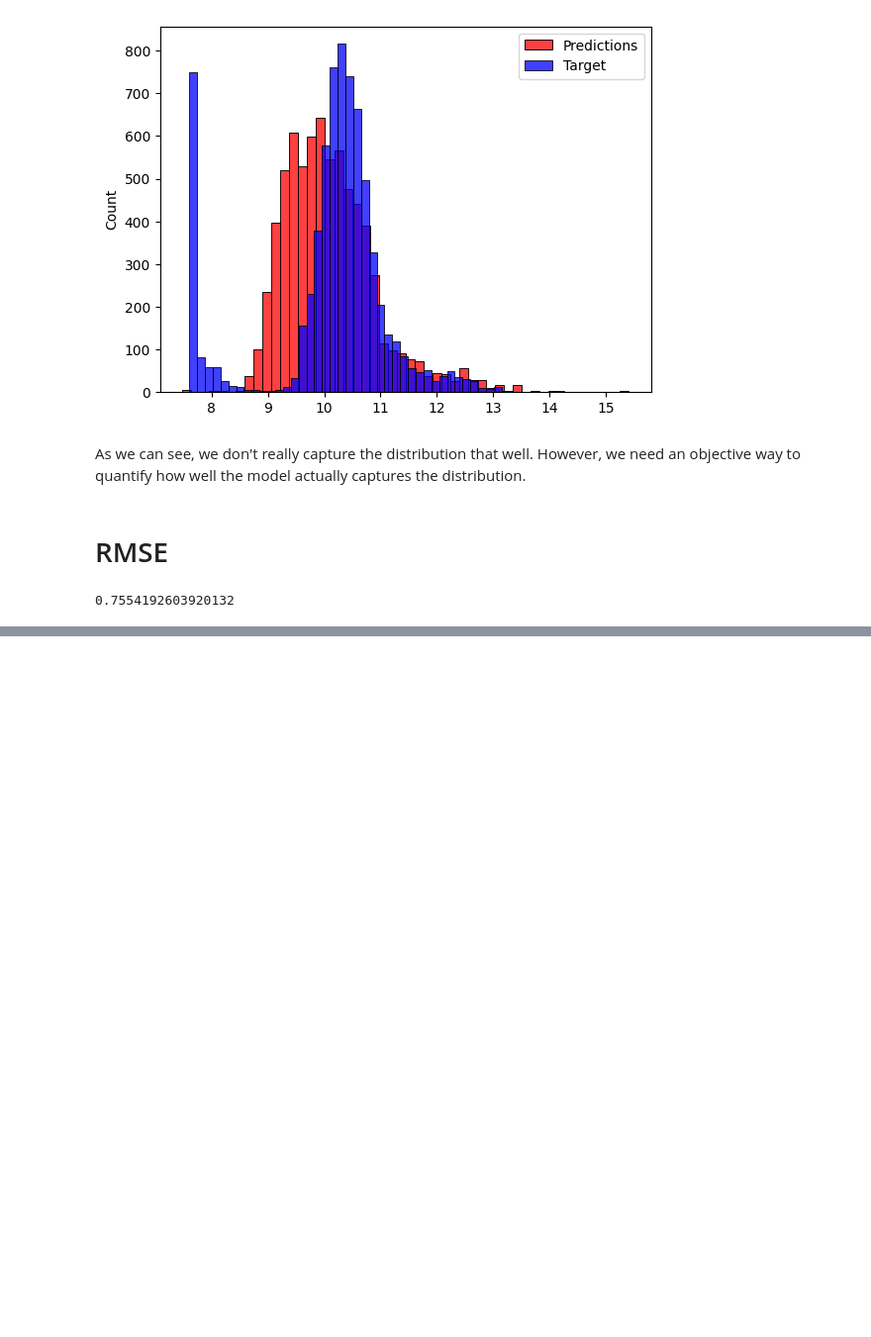
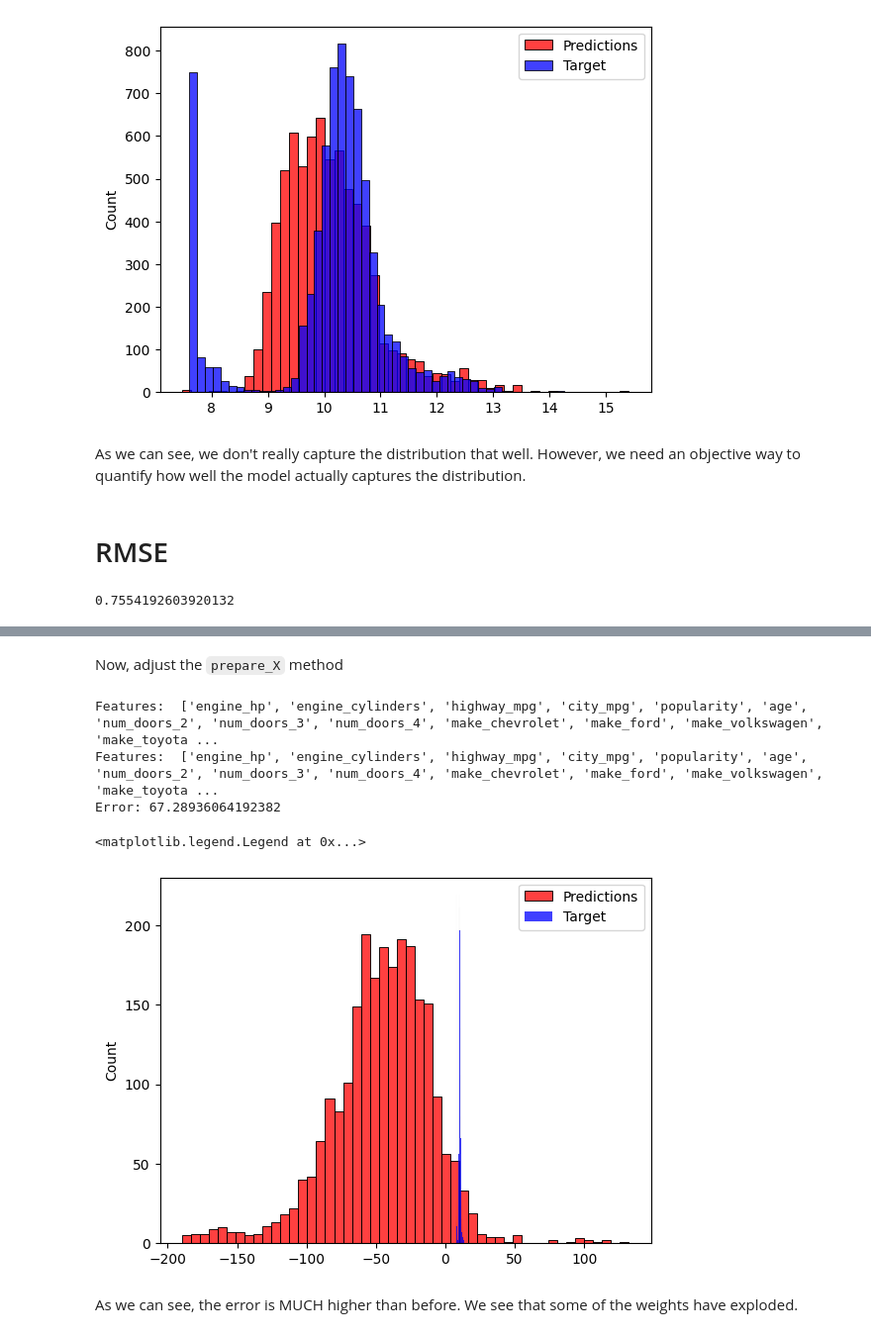
Before and after one commit to Shaylin-UCT/ML_Journey, a Jupyter notebook: Regression.ipynb, the cells around one changed output, grey strips where cells are left out. Shown at 99% size. Saved outputs shown, nothing was run; the diff lists cells and outputs as text; code cells hidden in the pictures; blank space fills up the shorter version.

```diff
--- a/Regression.ipynb
+++ b/Regression.ipynb
@@ -560,0 +847,5 @@ RMSE(y_train, y_pred)
+# %%
+categories_dict = {}
+
+for c in categories:
+    categories_dict[c] = list(df[c].value_counts().head().index)
@@ -560,0 +874,4 @@ RMSE(y_train, y_pred)
+# %%
+for c, values in categories_dict.items():
+    for v in values:
+        print(c, " - ", v)
@@ -560,0 +896,43 @@ RMSE(y_train, y_pred)
+# %% [markdown]
+Now, adjust the `prepare_X` method
+# %%
+def prepare_X(df):
+    df = df.copy()
+    features = base.copy() #Just to keep the base array as it was
+
+
+    df["age"] = 2017 - df.year
+    features.append("age")
+
+    for v in [2,3,4]:
+        df["num_doors_%s" % v] = (df.number_of_doors == v).astype("int")
+        features.append("num_doors_%s" % v)
+
+    for c, values in categories_dict.items():
+        for v in values:
+            df["%s_%s" % (c, v)] = (df[c] == v).astype("int")
+            features.append("%s_%s" % (c, v))
+
+    df_num = df[features].fillna(0)
+    X = df_num.values
+    return X
+# %%
+X_train = prepare_X(df_train)
+w0, w = train_linear_regression(X_train, y_train)
+
+# Prepare and test validation set using computed weights
+X_val = prepare_X(df_val)
+y_pred = w0 + X_val.dot(w)
+
+print("Error:", RMSE(y_val, y_pred))
+sns.histplot(y_pred, color="red", bins = 50)
+sns.histplot(y_val, color = "blue", bins = 50)
+plt.legend(labels=["Predictions","Target"])
+# %% [output]
+Features:  ['engine_hp', 'engine_cylinders', 'highway_mpg', 'city_mpg', 'popularity', 'age', 'num_doors_2', 'num_doors_3', 'num_doors_4', 'make_chevrolet', 'make_ford', 'make_volkswagen', 'make_toyota ...
+Features:  ['engine_hp', 'engine_cylinders', 'highway_mpg', 'city_mpg', 'popularity', 'age', 'num_doors_2', 'num_doors_3', 'num_doors_4', 'make_chevrolet', 'make_ford', 'make_volkswagen', 'make_toyota ...
+Error: 67.28936064192382
+<matplotlib.legend.Legend at 0x...>
+[figure, added]
+# %% [markdown]
+As we can see, the error is MUCH higher than before. We see that some of the weights have exploded.
```
Also changed, not shown: parts of 40 cells of this notebook, 2 other files.
